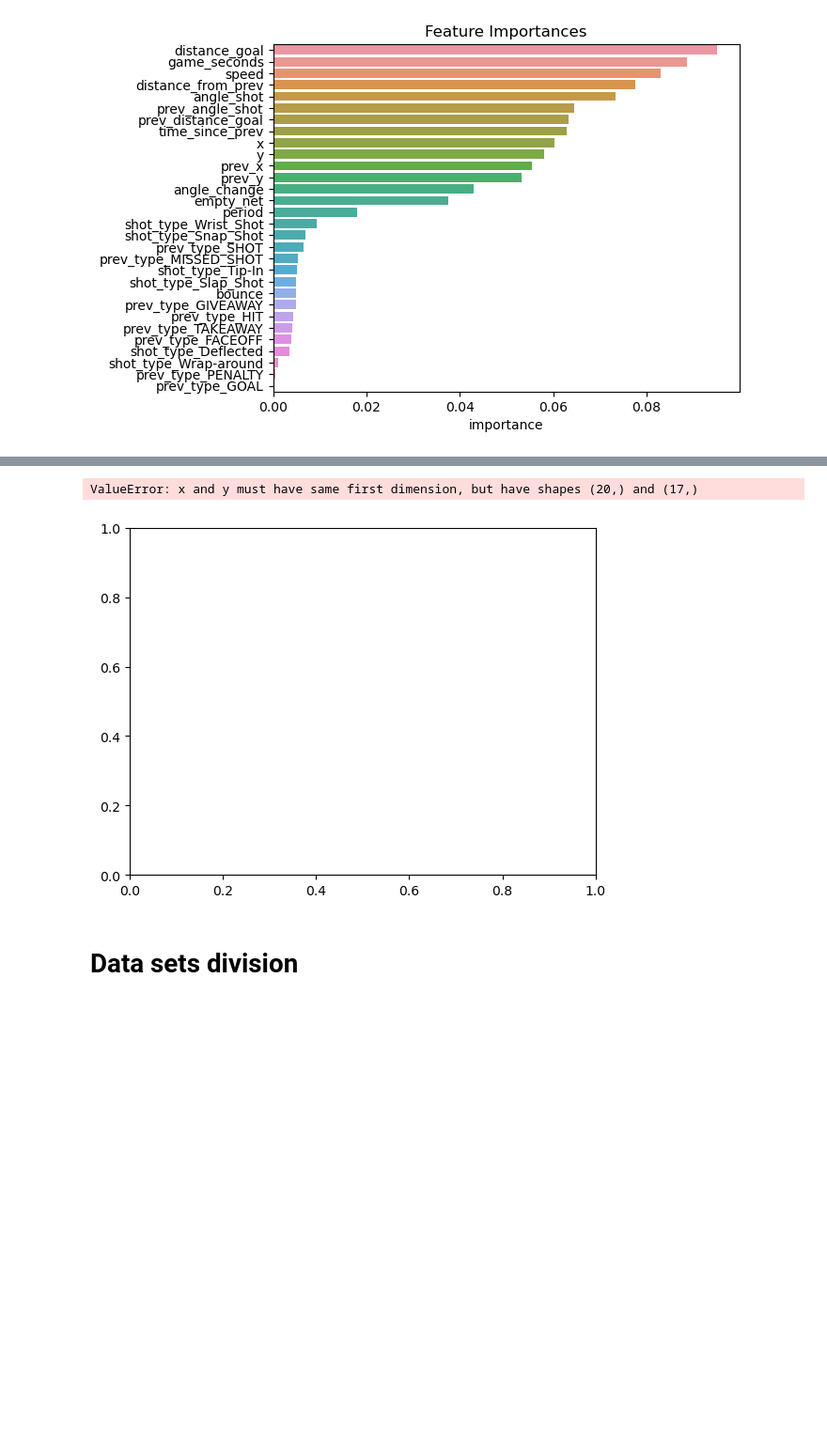
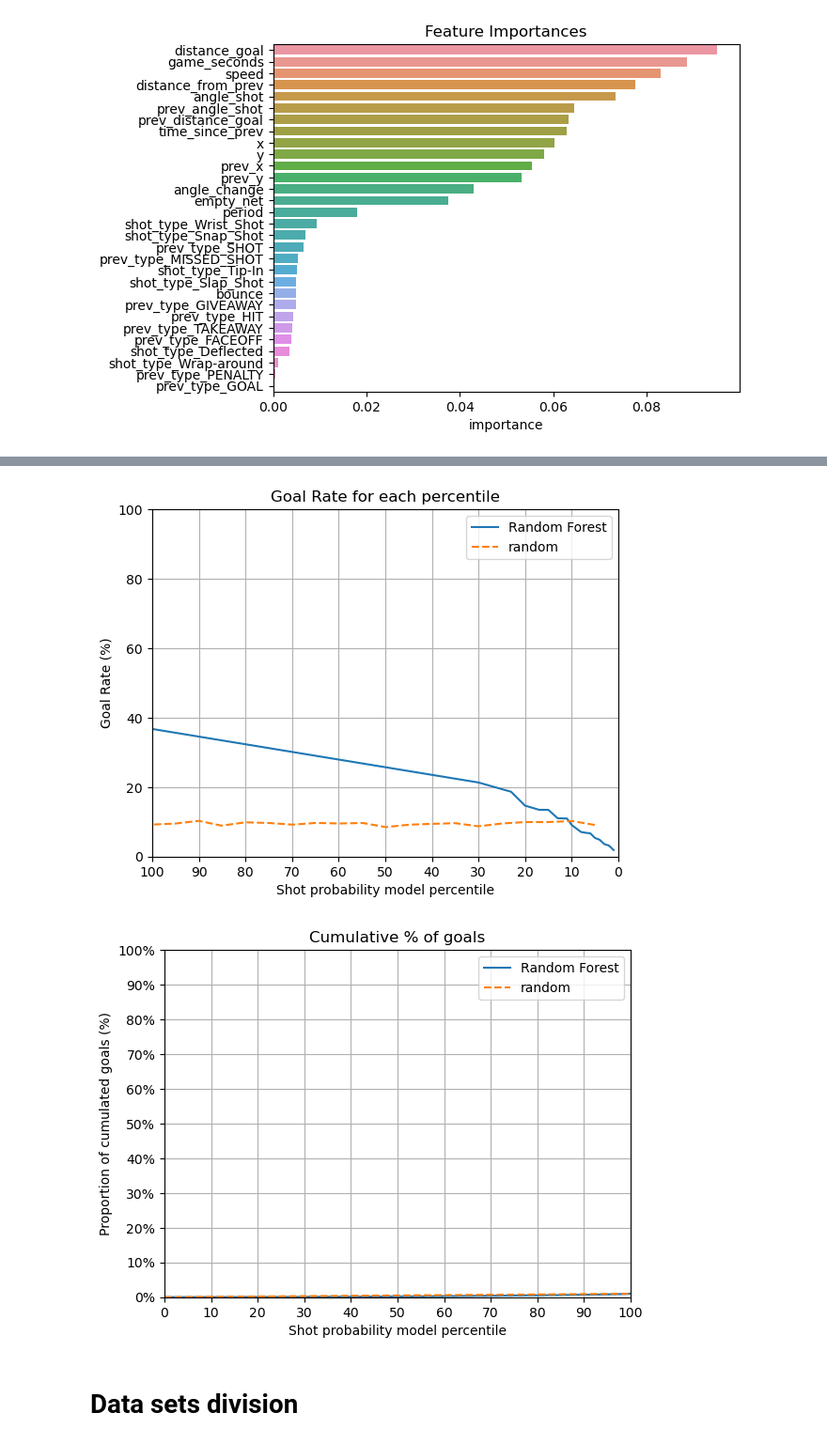
Before and after one commit to Jay-D13/IFT6758-A5-NHL, a Jupyter notebook: notebooks/Milestone2/6 - Trying our best.ipynb, the cells around one changed output, grey strips where cells are left out. Shown at 94% size. Drawn from its saved outputs; the diff is of its cells as text; code cells hidden in the pictures; blank space fills up the shorter version.

Commit message:
fixed random forest goal rate, didn't manage cumulative

```diff
--- a/notebooks/Milestone2/6 - Trying our best.ipynb
+++ b/notebooks/Milestone2/6 - Trying our best.ipynb
@@ -149,7 +163,7 @@ models_dict = {
     'Random Forest': probabilities
 }
 
-from ift6758.training.plot import plot_all
+from ift6758.training.plot import plot_all_random_forest
 
-plot_all(models_dict, y_val)
+plot_all_random_forest(models_dict, y_val)
 # %% [output]
@@ -158,5 +172,5 @@ plot_all(models_dict, y_val)
-ValueError: x and y must have same first dimension, but have shapes (20,) and (17,)
-[figure, old version]
+[figure, new version]
+[figure, added]
 # %% [markdown]
 # Data sets division
 # %%
```
Also changed, not shown: parts of 6 cells of this notebook, 1 other file.
